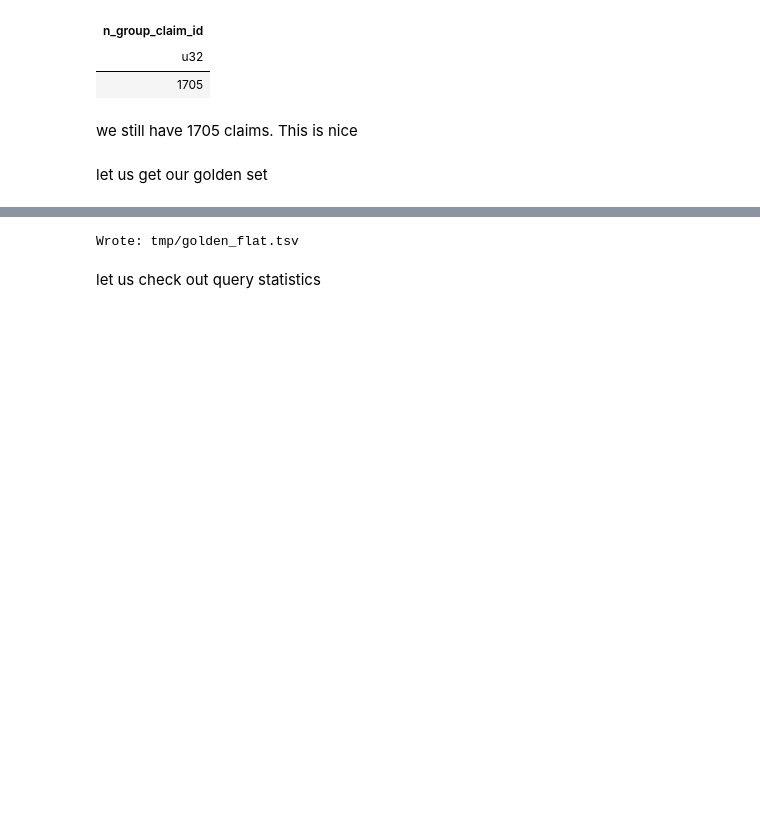
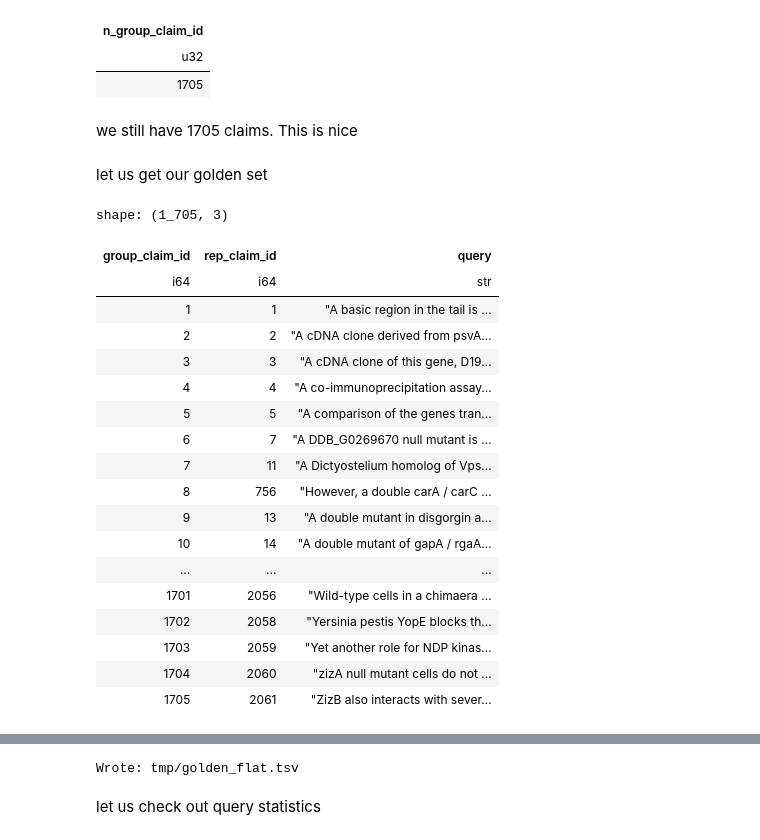
Before and after one commit to fulaibaowang/dictycite, a Jupyter notebook: notebooks/dastasets.ipynb, the cells around one changed output, grey strips where cells are left out. Saved outputs shown, nothing was run; the diff lists cells and outputs as text; code cells hidden in the pictures; blank space fills up the shorter version.

```diff
--- a/notebooks/dastasets.ipynb
+++ b/notebooks/dastasets.ipynb
@@ -1074,12 +1074,45 @@ gold_long = (
 )
 # %%
 # --- 2) pick one canonical query per group (longest claim_sim) ---
-canon_query = (
+# canon_query = (
+#     gold_long
+#     .select(["group_claim_id", "claim_id", "claim_sim"])
+#     .unique(subset=["group_claim_id", "claim_id"])
+#     .with_columns(pl.col("claim_sim").str.len_chars().alias("nchar"))
+#     .sort(["group_claim_id", "nchar"], descending=[False, True])
+#     .group_by("group_claim_id")
+#     .agg(pl.first("claim_sim").alias("query"))
+# )
+rep = (
     gold_long
     .select(["group_claim_id", "claim_id", "claim_sim"])
-    .unique(subset=["group_claim_id", "claim_id"])
+    .unique(subset=["group_claim_id", "claim_id"])   # one per variant
     .with_columns(pl.col("claim_sim").str.len_chars().alias("nchar"))
     .sort(["group_claim_id", "nchar"], descending=[False, True])
     .group_by("group_claim_id")
-    .agg(pl.first("claim_sim").alias("query"))
+    .agg([
+        pl.first("claim_id").alias("rep_claim_id"),
+        pl.first("claim_sim").alias("query"),
+    ])
 )
+rep
+# %% [output]
+shape: (1_705, 3)
+| group_claim_id | rep_claim_id | query |
+| i64 | i64 | str |
+| 1 | 1 | "A basic region in the tail is … |
+| 2 | 2 | "A cDNA clone derived from psvA… |
+| 3 | 3 | "A cDNA clone of this gene, D19… |
+| 4 | 4 | "A co-immunoprecipitation assay… |
+| 5 | 5 | "A comparison of the genes tran… |
+| 6 | 7 | "A DDB_G0269670 null mutant is … |
+| 7 | 11 | "A Dictyostelium homolog of Vps… |
+| 8 | 756 | "However, a double carA / carC … |
+| 9 | 13 | "A double mutant in disgorgin a… |
+| 10 | 14 | "A double mutant of gapA / rgaA… |
+| ... | ... | ... |
+| 1701 | 2056 | "Wild-type cells in a chimaera … |
+| 1702 | 2058 | "Yersinia pestis YopE blocks th… |
+| 1703 | 2059 | "Yet another role for NDP kinas… |
+| 1704 | 2060 | "zizA null mutant cells do not … |
+| 1705 | 2061 | "ZizB also interacts with sever… |
```
Also changed, not shown: parts of 7 cells of this notebook.
